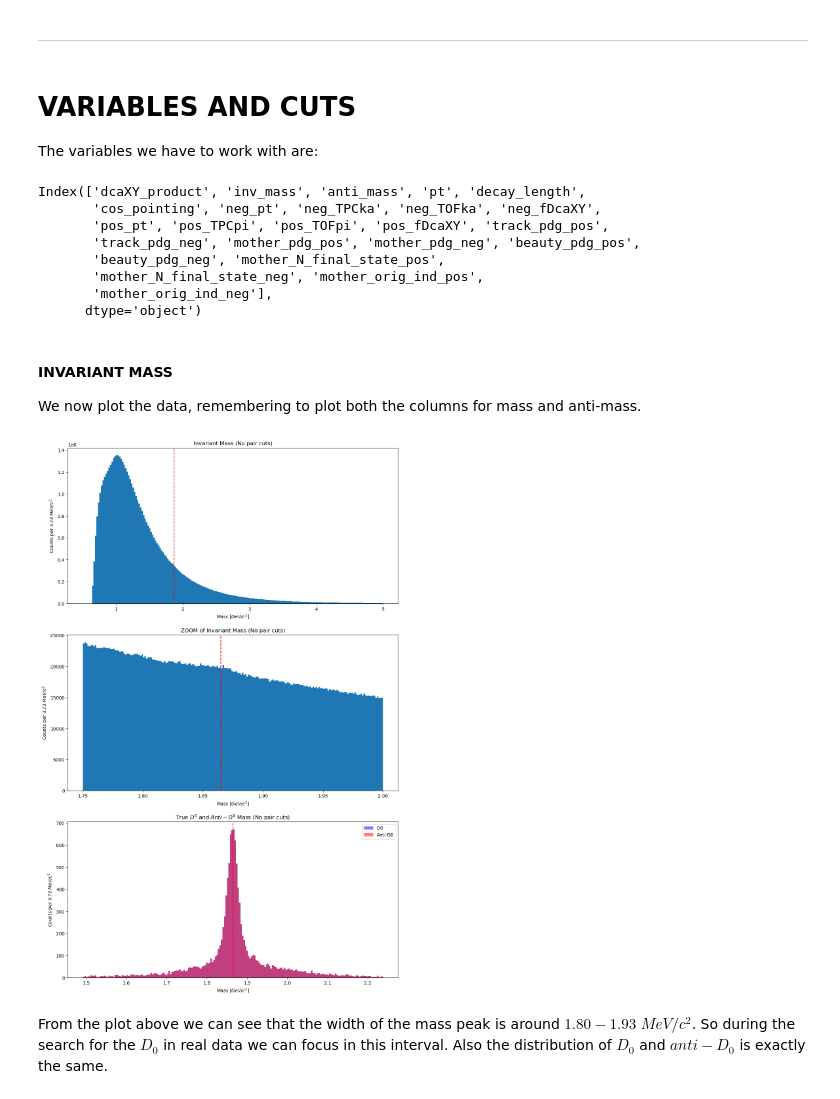
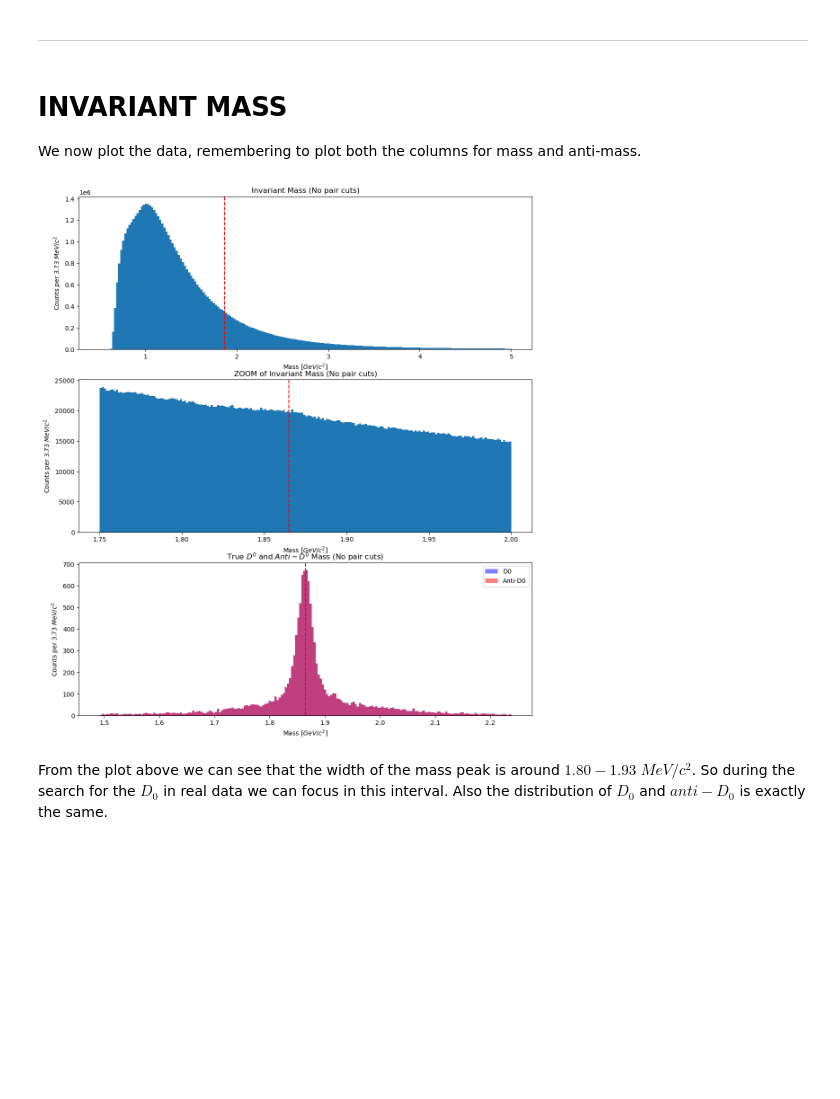
Before and after one commit to LeoPi314/LCPB_Project, a Jupyter notebook: MC_cut_analysis.ipynb, the cells around one changed output. Saved outputs shown, nothing was run; the diff lists cells and outputs as text; code cells hidden in the pictures; blank space fills up the shorter version.

```diff
--- a/MC_cut_analysis.ipynb
+++ b/MC_cut_analysis.ipynb
@@ -172,20 +187,6 @@ Fraction of D0 and anti-D0 over total: 0.0458%
 ---
 # %% [markdown]
 ---
-# %% [markdown]
-# VARIABLES AND CUTS
-The variables we have to work with are:
-# %%
-print(final_results.columns)
-# %% [output]
-Index(['dcaXY_product', 'inv_mass', 'anti_mass', 'pt', 'decay_length',
-       'cos_pointing', 'neg_pt', 'neg_TPCka', 'neg_TOFka', 'neg_fDcaXY',
-       'pos_pt', 'pos_TPCpi', 'pos_TOFpi', 'pos_fDcaXY', 'track_pdg_pos',
-       'track_pdg_neg', 'mother_pdg_pos', 'mother_pdg_neg', 'beauty_pdg_pos',
-       'beauty_pdg_neg', 'mother_N_final_state_pos',
-       'mother_N_final_state_neg', 'mother_orig_ind_pos',
-       'mother_orig_ind_neg'],
-      dtype='object')
 # %% [markdown]
-#### INVARIANT MASS
+# INVARIANT MASS
 We now plot the data, remembering to plot both the columns for mass and anti-mass.
@@ -215,7 +195,7 @@ MIN_MASS, MAX_MASS = 0.80*m_d0, 1.20*m_d0
 N_BINS = 200
 
 num_of_plots = 3
-fig, axs = plt.subplots( num_of_plots, 1, figsize=(13,7*num_of_plots)  )
+fig, axs = plt.subplots( num_of_plots, 1, figsize=(13,5*num_of_plots)  )
 
 # GLOBAL PLOT
 data = np.concatenate( [final_results["inv_mass"].values, final_results["anti_mass"].values])
@@ -224,34 +204,34 @@ axs[0].axvline(x=m_d0, color="red", ls='--')
 axs[0].set_xlabel("Mass [$GeV/c^2$]")
 axs[0].set_ylabel(f"Counts per {((MAX_MASS-MIN_MASS)/N_BINS)*1000:.2f} $MeV/c^2$")
 axs[0].set_title("Invariant Mass (No pair cuts)")
 #axs[0].set_xticks( np.arange(0, 8) )
 
 # ZOOM OF GLOBAL PLOT
 data = np.concatenate( [final_results["inv_mass"].values, final_results["anti_mass"].values] )
 axs[1].hist( data, bins=N_BINS, range=(1.75, 2))
 axs[1].axvline(x=m_d0, color="red", ls='--')
 axs[1].set_xlabel("Mass [$GeV/c^2$]")
 axs[1].set_ylabel(f"Counts per {((MAX_MASS-MIN_MASS)/N_BINS)*1000:.2f} $MeV/c^2$")
 axs[1].set_title("ZOOM of Invariant Mass (No pair cuts)")
 #axs[1].set_xticks( np.arange(0, 8) )
 
 # PLOTTING TRUE D0 and TRUE anti-D0 FROM MC INFO
 data = np.concatenate([ final_results.loc[mask_true_d0, "inv_mass"].values, final_results.loc[mask_true_d0, "anti_mass"].values ])
 axs[2].hist( data , bins=N_BINS, range=(MIN_MASS, MAX_MASS), color="blue", alpha=0.5, label="D0")
 data = np.concatenate([final_results.loc[mask_true_d0, "inv_mass"].values, final_results.loc[mask_true_d0, "anti_mass"].values])
 axs[2].hist( data , bins=N_BINS, range=(MIN_MASS, MAX_MASS), color="red", alpha=0.5, label="Anti-D0")
 axs[2].axvline(x=m_d0, color="red", ls='--')
 axs[2].set_xlabel("Mass [$GeV/c^2$]")
 axs[2].set_ylabel(f"Counts per {((MAX_MASS-MIN_MASS)/N_BINS)*1000:.2f} $MeV/c^2$")
 axs[2].set_title("True $D^0$ and $Anti-D^0$ Mass (No pair cuts)")
 axs[2].legend()
 #axs[2].set_xticks( np.arange(1.6, 2.2, 0.05) )
 
 del data
 #plt.savefig("D0_Mass_MC.png")
 plt.show()
 # %% [output]
-[figure, old version]
+[figure, new version]
 # %% [markdown]
 From the plot above we can see that the width of the mass peak is around $1.80-1.93$ $MeV/c^2$. So during the search for the $D_0$ in real data we can focus in this interval.
 Also the distribution of $D_0$ and $anti-D_0$ is exactly the same.
```
Also changed, not shown: parts of 15 cells of this notebook.
